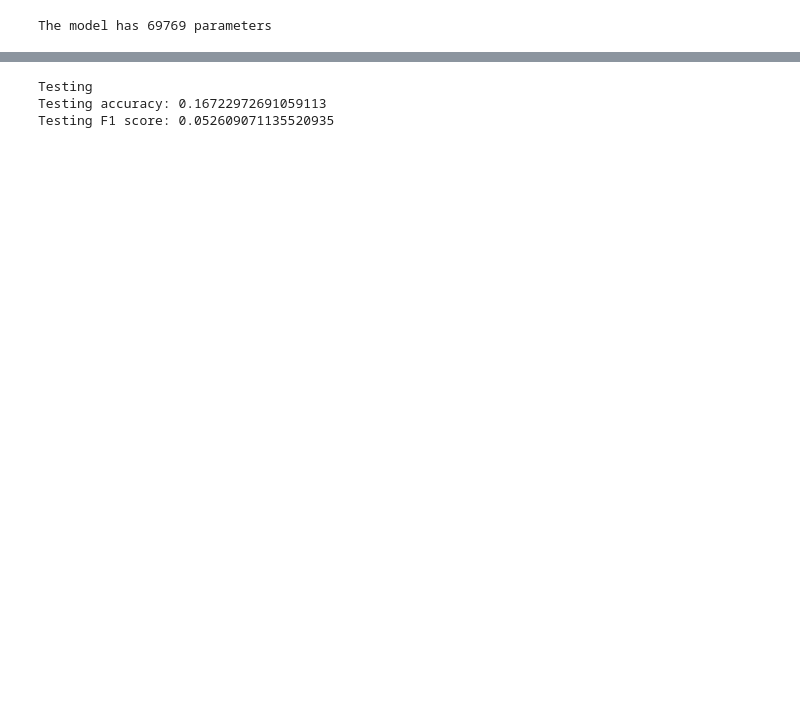
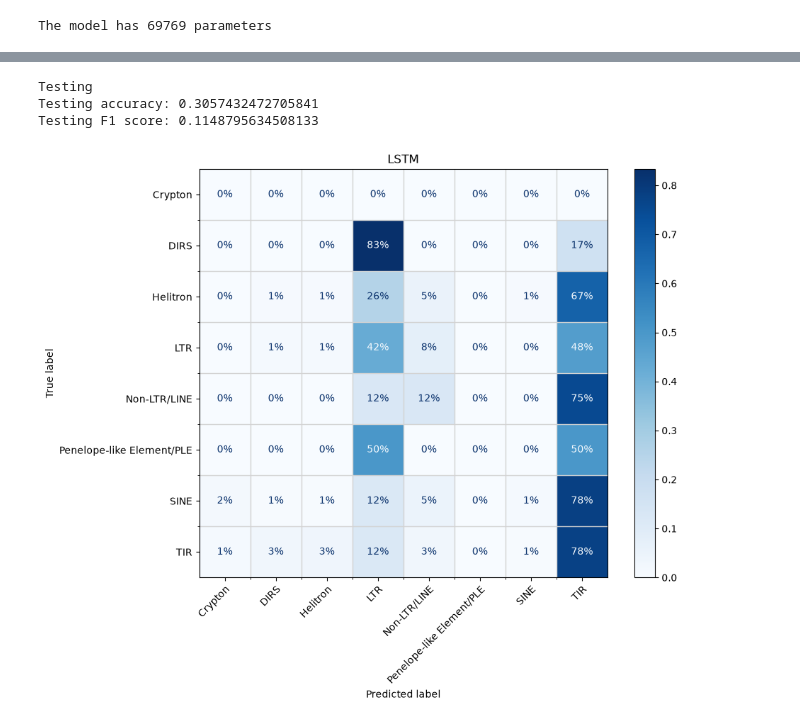
Before and after one commit to craig90/TransposonMachineLearning, a Jupyter notebook: LSTM.ipynb, the cells around one changed output, grey strips where cells are left out. Saved outputs shown, nothing was run; the diff lists cells and outputs as text; code cells hidden in the pictures; blank space fills up the shorter version.

Commit message:
Some improvements to LSTM

```diff
--- a/LSTM.ipynb
+++ b/LSTM.ipynb
@@ -45,6 +47,8 @@ label_mapping = {
     "Penelope-like Element/PLE": 8
 }
 
+index_to_label = {number: name for name, number in label_mapping.items()}
+
 sequence_encoding = {
     'A': [1, 0, 0, 0],
     'C': [0, 1, 0, 0],
@@ -291,29 +322,79 @@ f1_metric = F1Score(task="multiclass", num_classes=output_size, average="macro")
 f1_metric.to(device)
 
 steps = 0
-for padded, lengths, labels in data_loader_test:
+test_acc = 0
 
-    padded = padded.to(device)
-    labels = labels.to(device)
+results_arr = np.array([], dtype=int)
+labels_arr = np.array([], dtype=int)
 
-    # Initialize hidden and memory states
-    hidden = torch.zeros(num_layers, batch_size, hidden_size, device = device)
-    memory = torch.zeros(num_layers, batch_size, hidden_size, device = device)
+with torch.no_grad():
+    for padded, lengths, labels in data_loader_test:
 
-    # forward pass
-    pred, hidden, memory = lstm_classifier(padded, lengths)
+        padded = padded.to(device)
+        labels = labels.to(device)
 
-    f1_metric.update(pred, labels)
+        # Initialize hidden and memory states
+        hidden = torch.zeros(num_layers, batch_size, hidden_size, device = device)
+        memory = torch.zeros(num_layers, batch_size, hidden_size, device = device)
 
-    test_acc += (pred.argmax(1) == labels).sum()
-    steps += len(padded)
-    # steps += batch_size
+        # forward pass
+        pred, hidden, memory = lstm_classifier(padded, lengths)
+
+
+
+        # collect results
+        results_array = pred.argmax(1).detach().cpu().numpy()
+        results_arr = np.append(results_arr, results_array)
+
+        labels_array = labels.detach().cpu().numpy()
+        labels_arr = np.append(labels_arr, labels_array)
+
+        f1_metric.update(pred, labels)
+
+        test_acc += (pred.argmax(1) == labels).sum()
+        steps += len(padded)
 
 test_acc = (test_acc/steps).item()
 test_f1 = f1_metric.compute()
 print(f"Testing accuracy: {test_acc}")
 print(f"Testing F1 score: {test_f1}")
+
+df = pd.DataFrame({
+    "Predicted_Label": results_arr,
+    "Actual_Label": labels_arr
+})
+
+df["Predicted_Label"] = df["Predicted_Label"].map(index_to_label)
+df["Actual_Label"] = df["Actual_Label"].map(index_to_label)
+
+# print(df["Actual_Label"].value_counts())
+
+# print(df)
 # %% [output]
 Testing
-Testing accuracy: 0.16722972691059113
-Testing F1 score: 0.052609071135520935
+Testing accuracy: 0.3057432472705841
+Testing F1 score: 0.1148795634508133
+# %%
+y_true = df["Actual_Label"]
+y_pred = df["Predicted_Label"].fillna("UNKNOWN")
+labels = sorted(set(y_true) | set(y_pred))
+
+fig, ax = plt.subplots(figsize=(10, 8))
+disp = ConfusionMatrixDisplay.from_predictions(
+    y_true, y_pred, labels=labels, normalize="true",
+    cmap="Blues", values_format=".0%", xticks_rotation=45, ax=ax,
+)
+# disp.ax_.set_title(f" {accuracy:.1%} F1: {f1:.1%}")
+disp.ax_.set_title(f"LSTM")
+
+# anchor the end of each rotated label to its tick so long labels don't spill under the next column
+plt.setp(ax.get_xticklabels(), ha="right", rotation_mode="anchor")
+
+# gridlines between cells
+ax.set_xticks([x + 0.5 for x in range(len(labels) - 1)], minor=True)
+ax.set_yticks([y + 0.5 for y in range(len(labels) - 1)], minor=True)
+ax.grid(which="minor", color="lightgray", linewidth=1)
+plt.tight_layout()
+# plt.savefig(plot_png, dpi=200)
+# %% [output]
+[figure, added]
```
Also changed, not shown: parts of 5 cells of this notebook.
